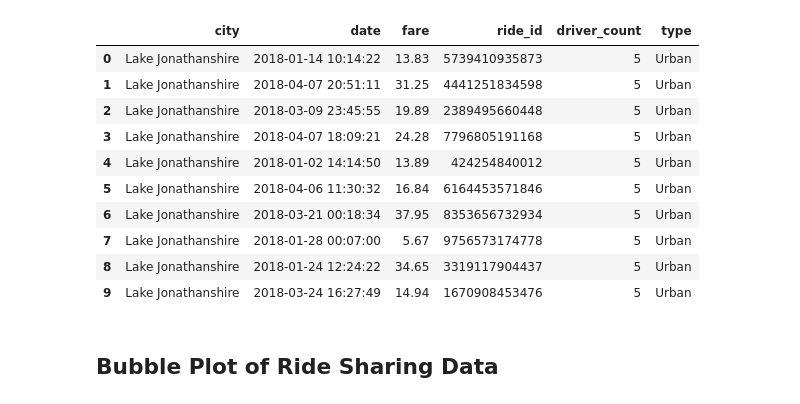
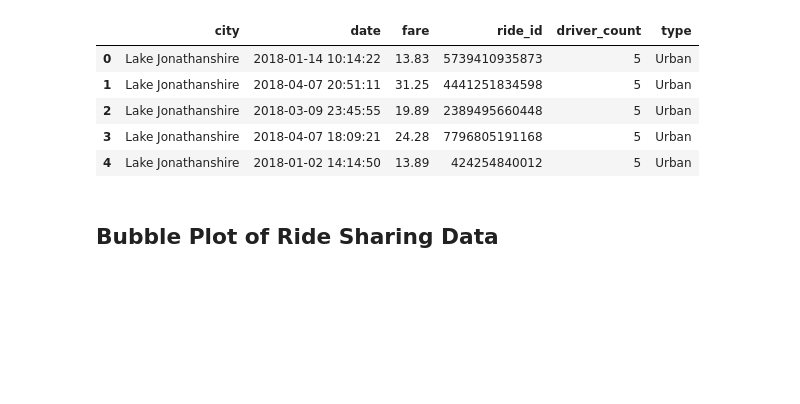
Before and after one commit to crescenzo77/05_matplotlib_HW, a Jupyter notebook: Instructions/Pyber/pyber_starter.ipynb, the cells around one changed output. Drawn from its saved outputs; the diff is of its cells as text; code cells hidden in the pictures; blank space fills up the shorter version.

```diff
--- a/Instructions/Pyber/pyber_starter.ipynb
+++ b/Instructions/Pyber/pyber_starter.ipynb
@@ -1,37 +1,32 @@
 # %%
 %matplotlib inline
 # Dependencies and Setup
 import matplotlib.pyplot as plt
 import pandas as pd
 import numpy as np
 import os
 
 # File to Load (Remember to change these)
 city_csv = "data/city_data.csv"
 ride_csv = "data/ride_data.csv"
 
 # Read the City and Ride Data
 city_data = pd.read_csv(city_csv)
 ride_data = pd.read_csv(ride_csv)
 
 
 # Combine the data into a single dataset
 city_ride_df = pd.merge(ride_data, city_data, on="city")
 
 # Display the data table for preview
-city_ride_df.head(10)
+city_ride_df.head()
 # %% [output]
 |  | city | date | fare | ride_id | driver_count | type |
 | 0 | Lake Jonathanshire | 2018-01-14 10:14:22 | 13.83 | 5739410935873 | 5 | Urban |
 | 1 | Lake Jonathanshire | 2018-04-07 20:51:11 | 31.25 | 4441251834598 | 5 | Urban |
 | 2 | Lake Jonathanshire | 2018-03-09 23:45:55 | 19.89 | 2389495660448 | 5 | Urban |
 | 3 | Lake Jonathanshire | 2018-04-07 18:09:21 | 24.28 | 7796805191168 | 5 | Urban |
 | 4 | Lake Jonathanshire | 2018-01-02 14:14:50 | 13.89 | 424254840012 | 5 | Urban |
-| 5 | Lake Jonathanshire | 2018-04-06 11:30:32 | 16.84 | 6164453571846 | 5 | Urban |
-| 6 | Lake Jonathanshire | 2018-03-21 00:18:34 | 37.95 | 8353656732934 | 5 | Urban |
-| 7 | Lake Jonathanshire | 2018-01-28 00:07:00 | 5.67 | 9756573174778 | 5 | Urban |
-| 8 | Lake Jonathanshire | 2018-01-24 12:24:22 | 34.65 | 3319117904437 | 5 | Urban |
-| 9 | Lake Jonathanshire | 2018-03-24 16:27:49 | 14.94 | 1670908453476 | 5 | Urban |
 # %% [markdown]
 ## Bubble Plot of Ride Sharing Data
 # %%
```
Also changed, not shown: parts of 3 cells of this notebook, 4 other files.
